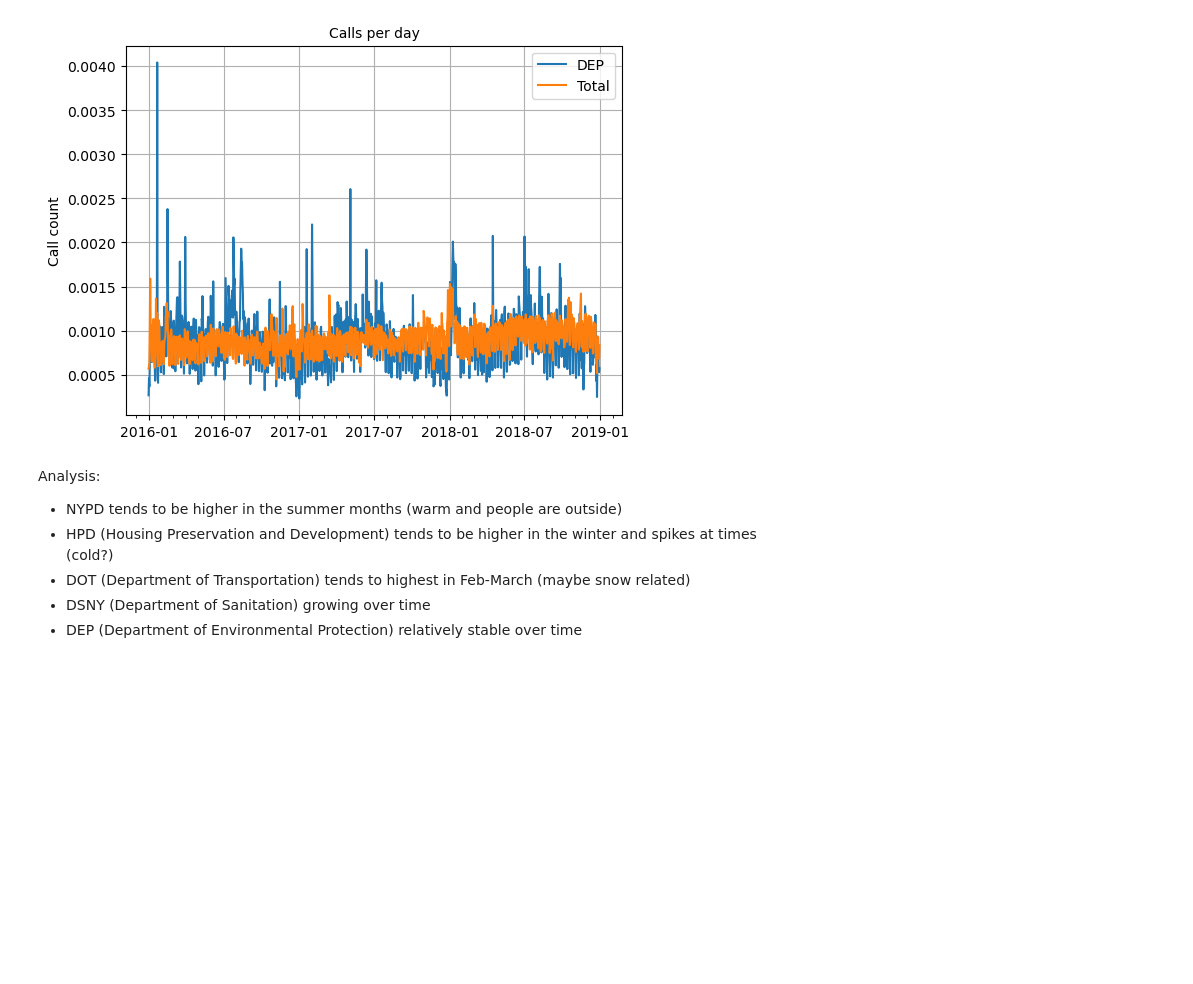
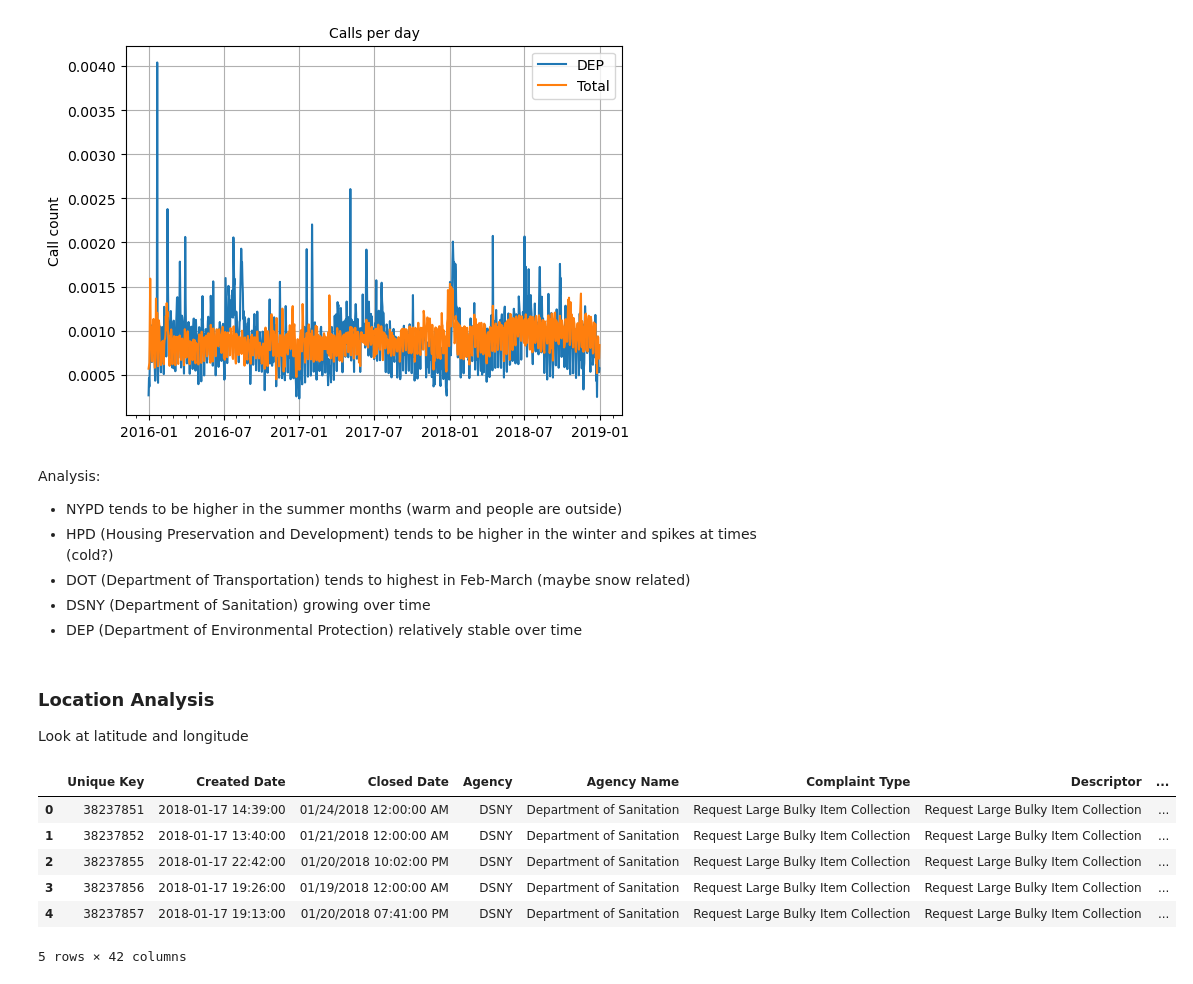
Before and after one commit to ericschwen/weather_311, a Jupyter notebook: 311_exploration.ipynb, the cells around one changed output. Saved outputs shown, nothing was run; the diff lists cells and outputs as text; code cells hidden in the pictures; blank space fills up the shorter version.

```diff
--- a/311_exploration.ipynb
+++ b/311_exploration.ipynb
@@ -688,3 +688,17 @@ Analysis:
 - DOT (Department of Transportation) tends to highest in Feb-March (maybe snow related)
 - DSNY (Department of Sanitation) growing over time
 - DEP (Department of Environmental Protection) relatively stable over time
+# %% [markdown]
+### Location Analysis
+
+Look at latitude and longitude
+# %%
+c.head()
+# %% [output]
+|  | Unique Key | Created Date | Closed Date | Agency | Agency Name | Complaint Type | Descriptor | ... |
+| 0 | 38237851 | 2018-01-17 14:39:00 | 01/24/2018 12:00:00 AM | DSNY | Department of Sanitation | Request Large Bulky Item Collection | Request Large Bulky Item Collection | ... |
+| 1 | 38237852 | 2018-01-17 13:40:00 | 01/21/2018 12:00:00 AM | DSNY | Department of Sanitation | Request Large Bulky Item Collection | Request Large Bulky Item Collection | ... |
+| 2 | 38237855 | 2018-01-17 22:42:00 | 01/20/2018 10:02:00 PM | DSNY | Department of Sanitation | Request Large Bulky Item Collection | Request Large Bulky Item Collection | ... |
+| 3 | 38237856 | 2018-01-17 19:26:00 | 01/19/2018 12:00:00 AM | DSNY | Department of Sanitation | Request Large Bulky Item Collection | Request Large Bulky Item Collection | ... |
+| 4 | 38237857 | 2018-01-17 19:13:00 | 01/20/2018 07:41:00 PM | DSNY | Department of Sanitation | Request Large Bulky Item Collection | Request Large Bulky Item Collection | ... |
+5 rows × 42 columns
```
Also changed, not shown: parts of 5 cells of this notebook, 1 other file.
